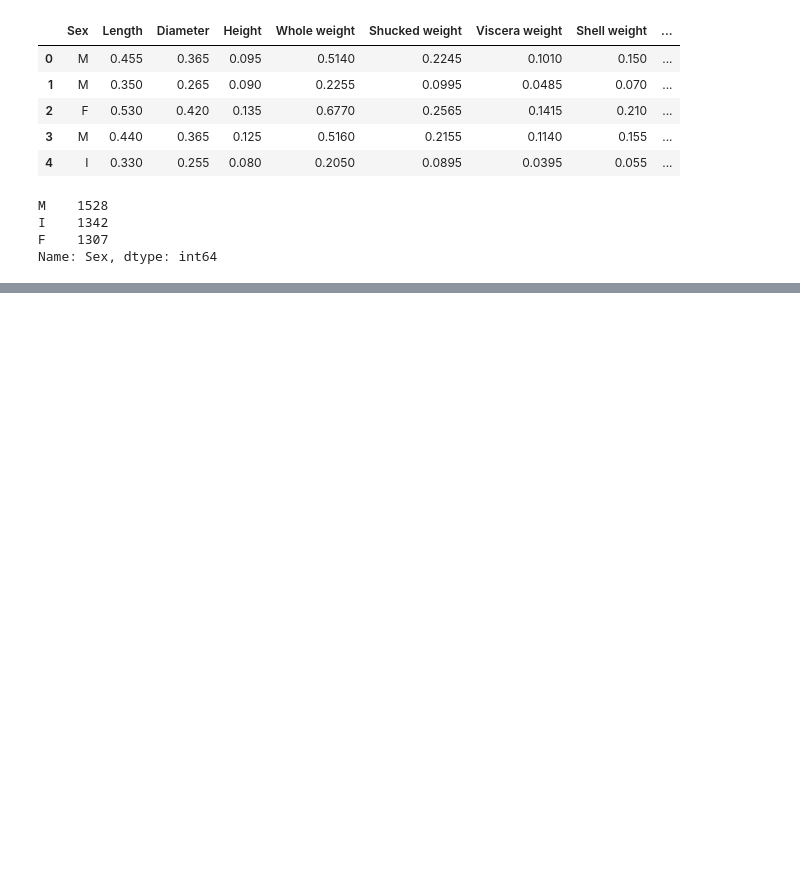
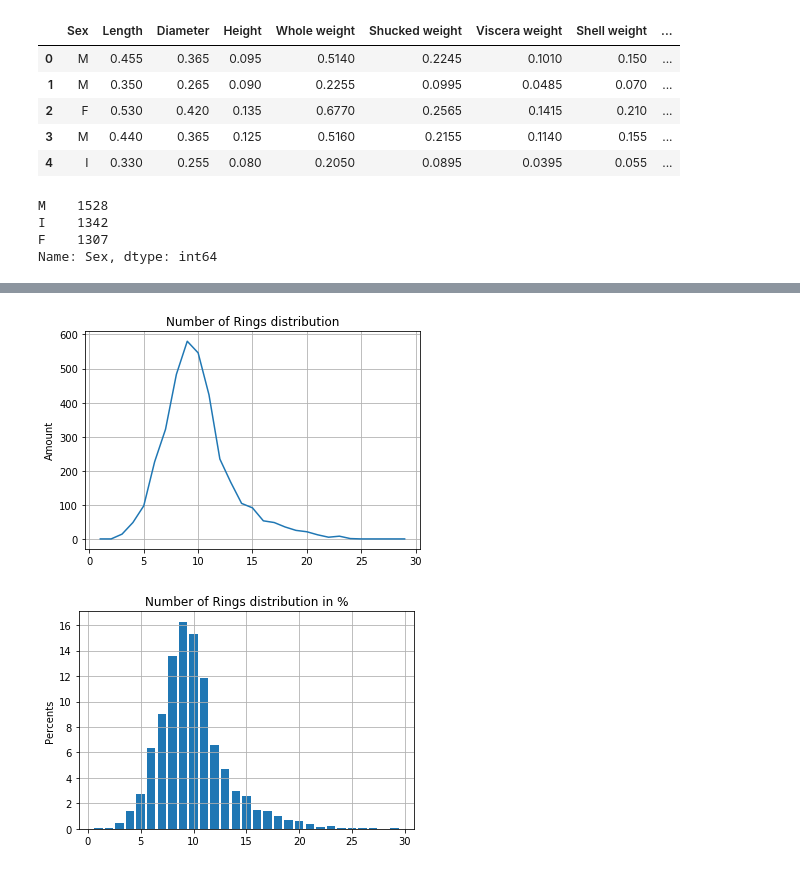
Before and after one commit to xLoSyAsHx/IAD19_ML, a Jupyter notebook: Task1_DataAnalyzing.ipynb, the cells around one changed output, grey strips where cells are left out. Cells and saved outputs as stored; diff of their text form; code cells hidden in the pictures; blank space fills up the shorter version.

```diff
--- a/Task1_DataAnalyzing.ipynb
+++ b/Task1_DataAnalyzing.ipynb
@@ -63,0 +120,21 @@ df.head()
+# %%
+ringNumbers = np.sort(df['Rings'].unique())
+ringNumberCounts = []
+ringNumberPercents = []
+for ringNum in ringNumbers:
+    ringNumberCounts.append(df[df['Rings'] == ringNum]['Rings'].count())
+    ringNumberPercents.append(ringNumberCounts[-1] / df['Rings'].count() * 100)
+
+fig1, plt1 = plt.subplots()
+plt1.plot(ringNumbers, ringNumberCounts)
+plt1.set(title='Number of Rings distribution', ylabel='Amount')
+plt1.grid()
+
+
+fig2, plt2 = plt.subplots()
+plt2.bar(ringNumbers, ringNumberPercents)
+plt2.set(title='Number of Rings distribution in %', ylabel='Percents')
+plt2.grid()
+# %% [output]
+[figure, added]
+[figure, added]
```
Also changed, not shown: parts of 19 cells of this notebook.
